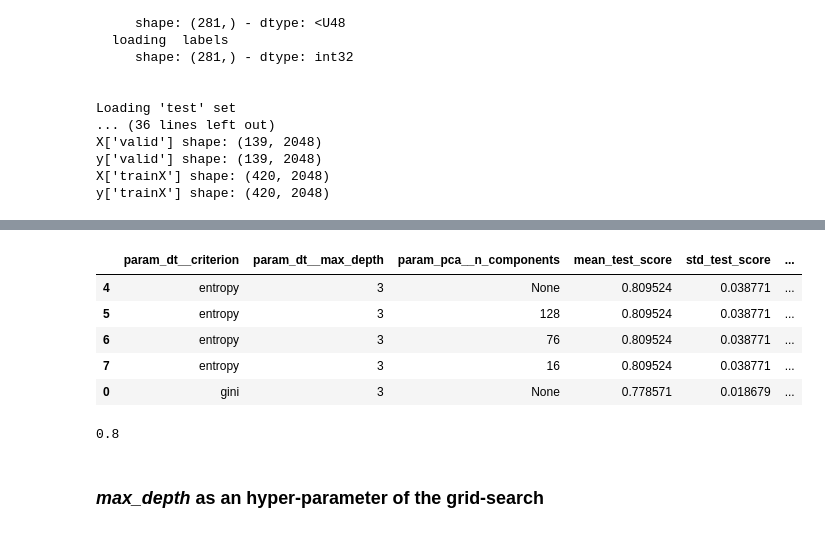
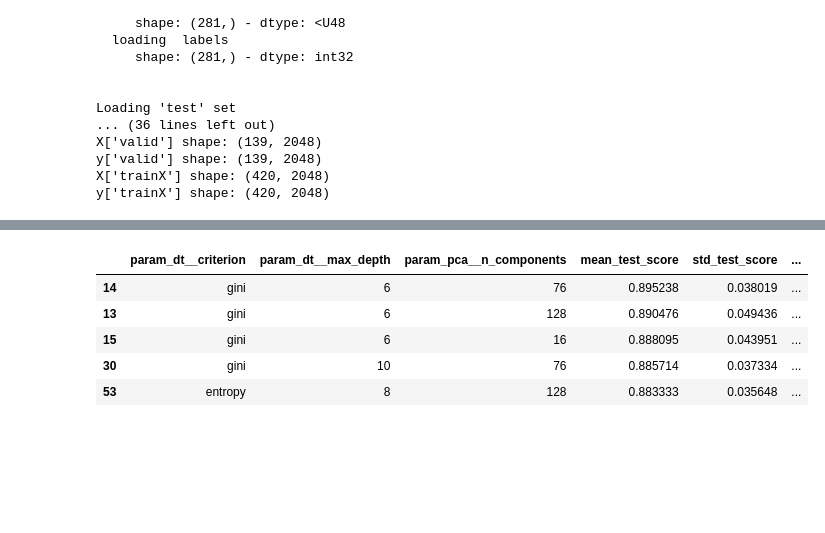
Before and after one commit to xnicolovici/machine_learning, a Jupyter notebook: notebooks/Course No 4/11. Course project/04 - Simple decision trees.ipynb, the cells around one changed output, grey strips where cells are left out. Drawn from its saved outputs; the diff is of its cells as text; code cells hidden in the pictures; blank space fills up the shorter version.

Commit message:
Decision Tree mostly terminated

```diff
--- a/notebooks/Course No 4/11. Course project/04 - Simple decision trees.ipynb
+++ b/notebooks/Course No 4/11. Course project/04 - Simple decision trees.ipynb
@@ -77,11 +74,16 @@ Second, I'll redo a grid search using different values for the *max_depth* param
 # %%
+from sklearn.model_selection import GridSearchCV
+from sklearn.pipeline import Pipeline
+from sklearn.decomposition import PCA
 from sklearn.tree import DecisionTreeClassifier
 
+# define DecisionTreeClassifier
+dt=DecisionTreeClassifier(criterion='gini', max_depth=MAX_DEPTH, random_state=0)
 
 # Create the pipeline and fit it to training data
 dt_pipe = Pipeline([
     ('pca', PCA(n_components=None)),
-    ('dt', DecisionTreeClassifier(criterion='gini', max_depth=MAX_DEPTH, random_state=0))
+    ('dt', dt)
 
 ])
 
@@ -114,0 +207,9 @@ GridSearchCV(cv=5, error_score='raise-deprecating',
+# %%
+# Here are the different parameters I will vary
+dt_grid_param['dt__max_depth']=[3, 4, 5, 6, 7, 8, 9, 10]
+
+# Build the GridSearchCV object using versbose and parallel execution options
+grid_dt_2=GridSearchCV(dt_pipe, dt_grid_param, cv=CV, refit=True, return_train_score=True, verbose=True, n_jobs=-1, iid=True)
+
+# Fit the model
+grid_dt_2.fit(X['trainX'], y['trainX'])
@@ -115,21 +232,13 @@ GridSearchCV(cv=5, error_score='raise-deprecating',
 # %%
 # Display top 5 best test score
 columns=[
     'param_dt__criterion', 'param_dt__max_depth', 'param_pca__n_components', 'mean_test_score', 'std_test_score', 'mean_train_score'
 ]
-pd.DataFrame(grid_dt.cv_results_).sort_values('mean_test_score', ascending=False)[columns].head(5)
+pd.DataFrame(grid_dt_2.cv_results_).sort_values('mean_test_score', ascending=False)[columns].head(5)
 # %% [output]
 |  | param_dt__criterion | param_dt__max_depth | param_pca__n_components | mean_test_score | std_test_score | ... |
-| 4 | entropy | 3 | None | 0.809524 | 0.038771 | ... |
-| 5 | entropy | 3 | 128 | 0.809524 | 0.038771 | ... |
-| 6 | entropy | 3 | 76 | 0.809524 | 0.038771 | ... |
-| 7 | entropy | 3 | 16 | 0.809524 | 0.038771 | ... |
-| 0 | gini | 3 | None | 0.778571 | 0.018679 | ... |
+| 14 | gini | 6 | 76 | 0.895238 | 0.038019 | ... |
+| 13 | gini | 6 | 128 | 0.890476 | 0.049436 | ... |
+| 15 | gini | 6 | 16 | 0.888095 | 0.043951 | ... |
+| 30 | gini | 10 | 76 | 0.885714 | 0.037334 | ... |
+| 53 | entropy | 8 | 128 | 0.883333 | 0.035648 | ... |
-# %%
-best_estimator=grid_dt.best_estimator_
-
-best_estimator.score(X['test'], y['test'])
-
-# saveModel(dt, 'decision-tree')
-# %% [output]
-0.8
@@ -145,2 +244,0 @@ from sklearn.tree import export_graphviz
-# %% [markdown]
-### *max_depth* as an hyper-parameter of the grid-search
```
Also changed, not shown: parts of 26 cells of this notebook, 1 other file.
